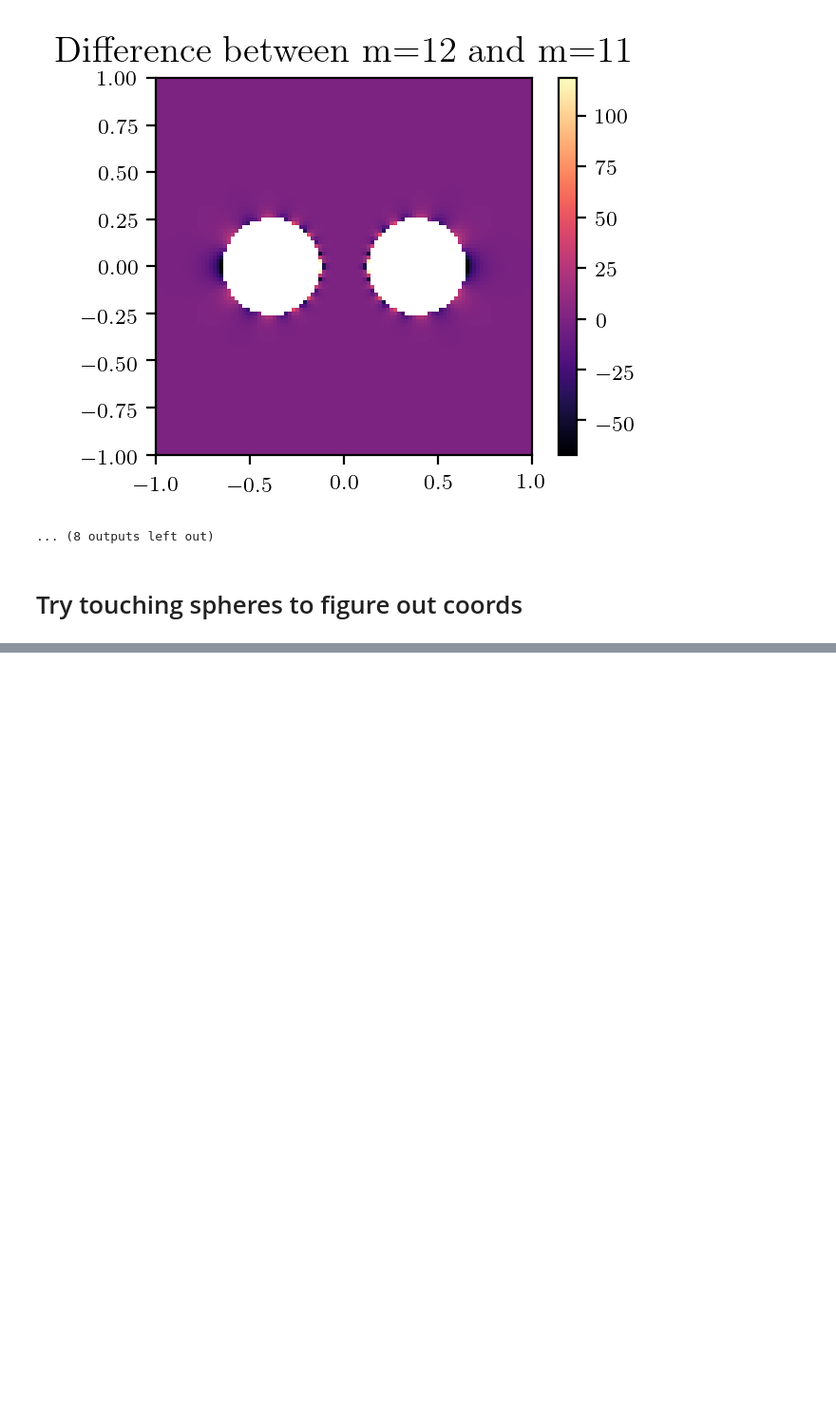
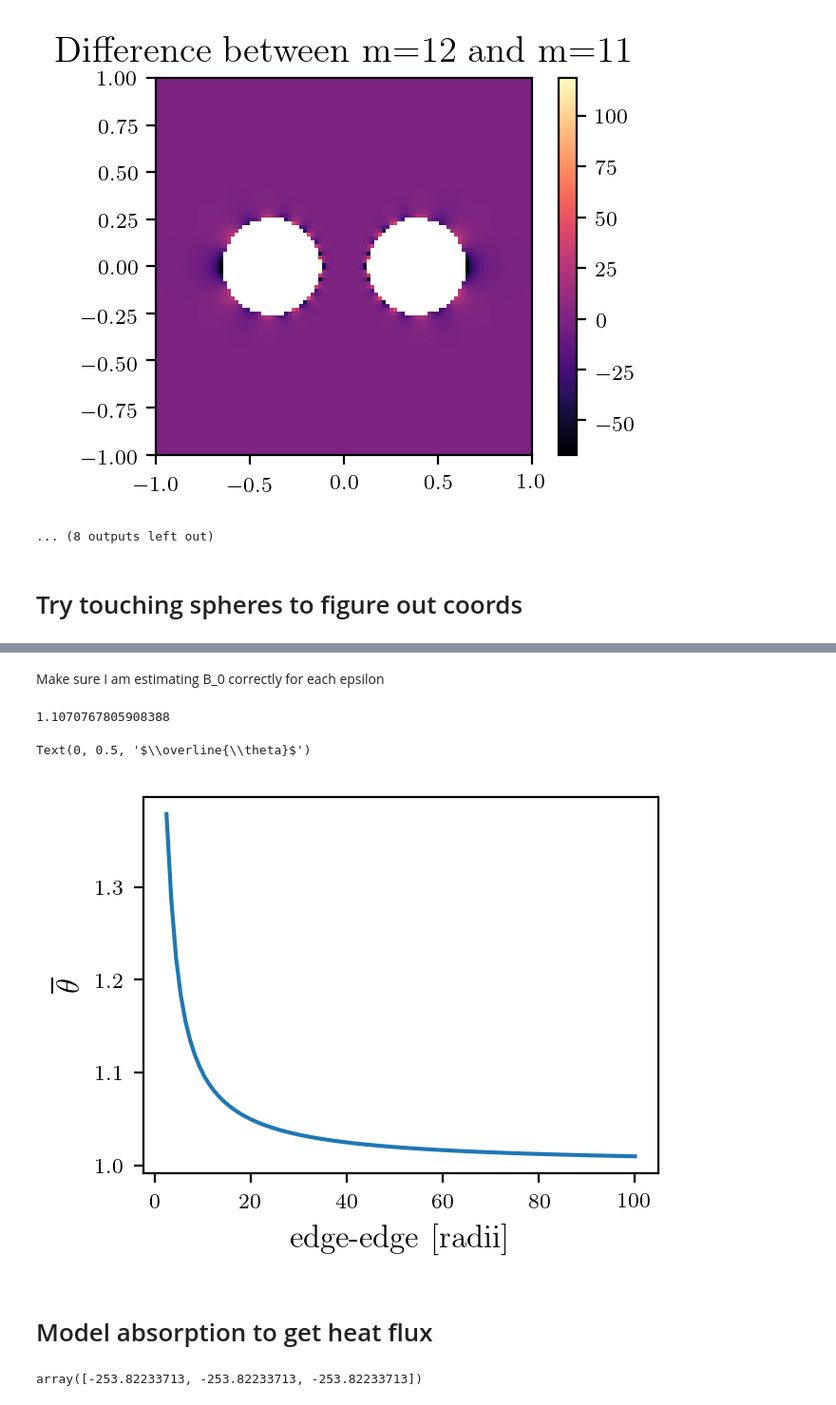
Before and after one commit to HarrisonGoldwyn/photothermal_image_model, a Jupyter notebook: python/temperature_model.ipynb, the cells around one changed output, grey strips where cells are left out. Shown at 95% size. Cells and saved outputs as stored; diff of their text form; code cells hidden in the pictures; blank space fills up the shorter version.

```diff
--- a/python/temperature_model.ipynb
+++ b/python/temperature_model.ipynb
@@ -504,0 +543,56 @@ plt.colorbar(label=r'$\frac{T-T_\infty}{q_s l/k}$')
+# %%
+epss = eps_of_ccsep(np.linspace(3, 10, 10))
+
+temps = np.zeros_like(epss)
+
+for i, e in enumerate(epss):
+    temps[i] = two_sph_unitless_temp(
+        e,
+        3,
+        b0s[-1])
+# %% [markdown]
+Make sure I am estimating B_0 correctly for each epsilon
+# %%
+def converged_B_0(epsilon, m_inf, tol=.01):
+    """ Iterate m->inf until B0 changes by less then 'tol' of last
+        value """
+
+    B0 = est_B_0(0, epsilon)
+
+    for m in range(1, m_inf+1):
+
+        new_B0 = est_B_0(m, epsilon)
+        diff = new_B0 - B0
+
+        if diff/new_B0 < tol:
+            return new_B0
+
+        else: B0 = new_B0
+
+    raise ValueError("B_0 did not converge")
+# %%
+converged_B_0(2/3, 4)
+# %% [output]
+1.1070767805908388
+# %%
+## Try this again
+radii = np.linspace(2.5, 100, 100)
+epss = eps_of_ccsep(radii )
+
+temps = np.zeros_like(epss)
+
+for i, e in enumerate(epss):
+    temps[i] = two_sph_unitless_temp(
+        e,
+        3,
+        converged_B_0(e, 10))
+
+plt.plot(radii, temps)
+plt.xlabel(r'edge-edge [radii]')
+
+plt.ylabel(r'$\overline{\theta}$')
+# %% [output]
+Text(0, 0.5, '$\\overline{\\theta}$')
+[figure, added]
+# %% [markdown]
+# Model absorption to get heat flux
@@ -504,0 +730,16 @@ plt.colorbar(label=r'$\frac{T-T_\infty}{q_s l/k}$')
+# %%
+## Test
+pow_abs_coupled(
+    x_obs=[1, 2, 3],
+    x_dip=0,
+    x_that_dip=0,
+    w=1,
+    d=1,
+    alpha=1,
+    that_alpha=1,
+    probe_E=Eplane,
+    n_b=n0,
+    imaging_mode='cf'
+    )
+# %% [output]
+array([-253.82233713, -253.82233713, -253.82233713])
```
Also changed, not shown: parts of 34 cells of this notebook, 9 other files.
